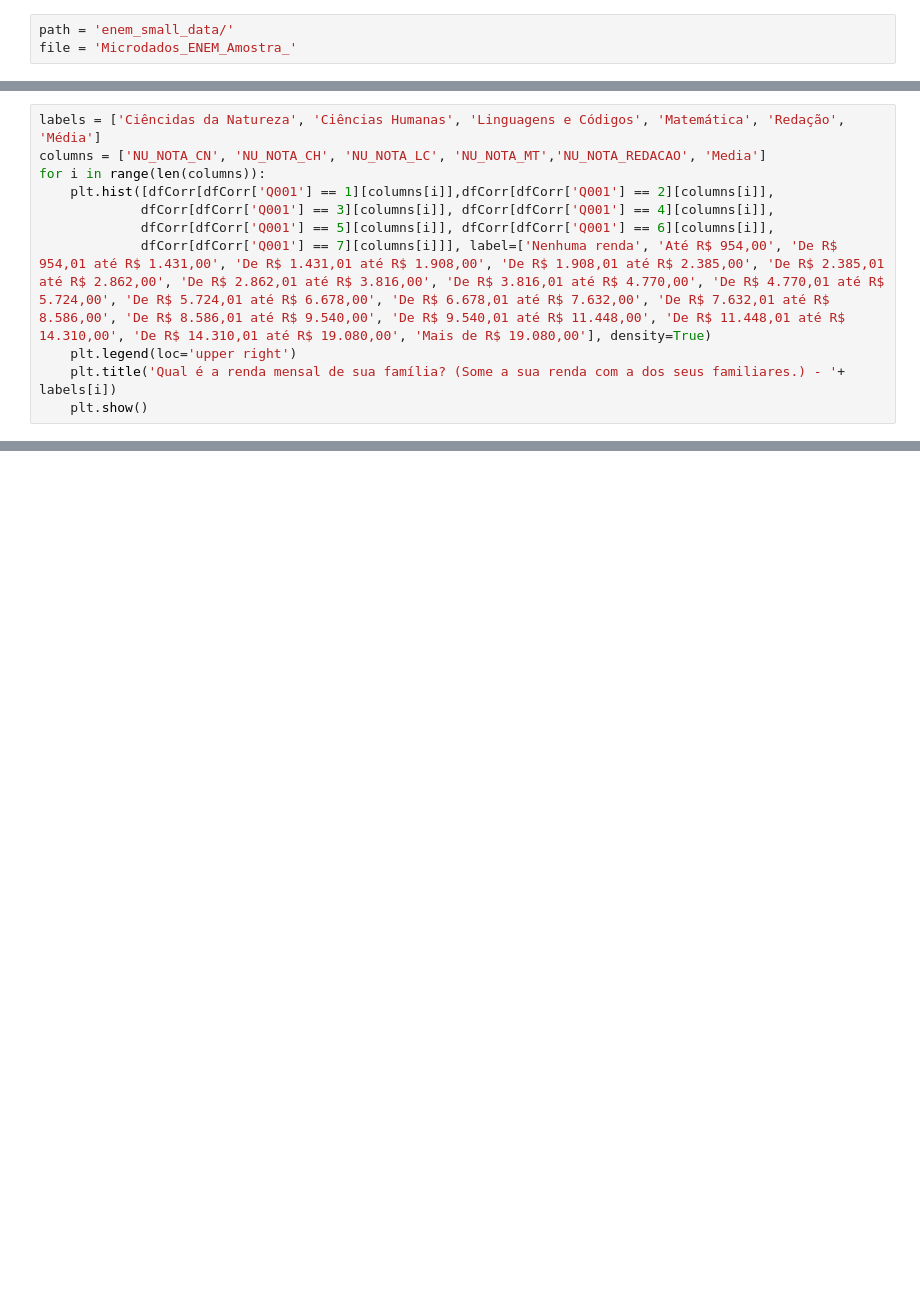
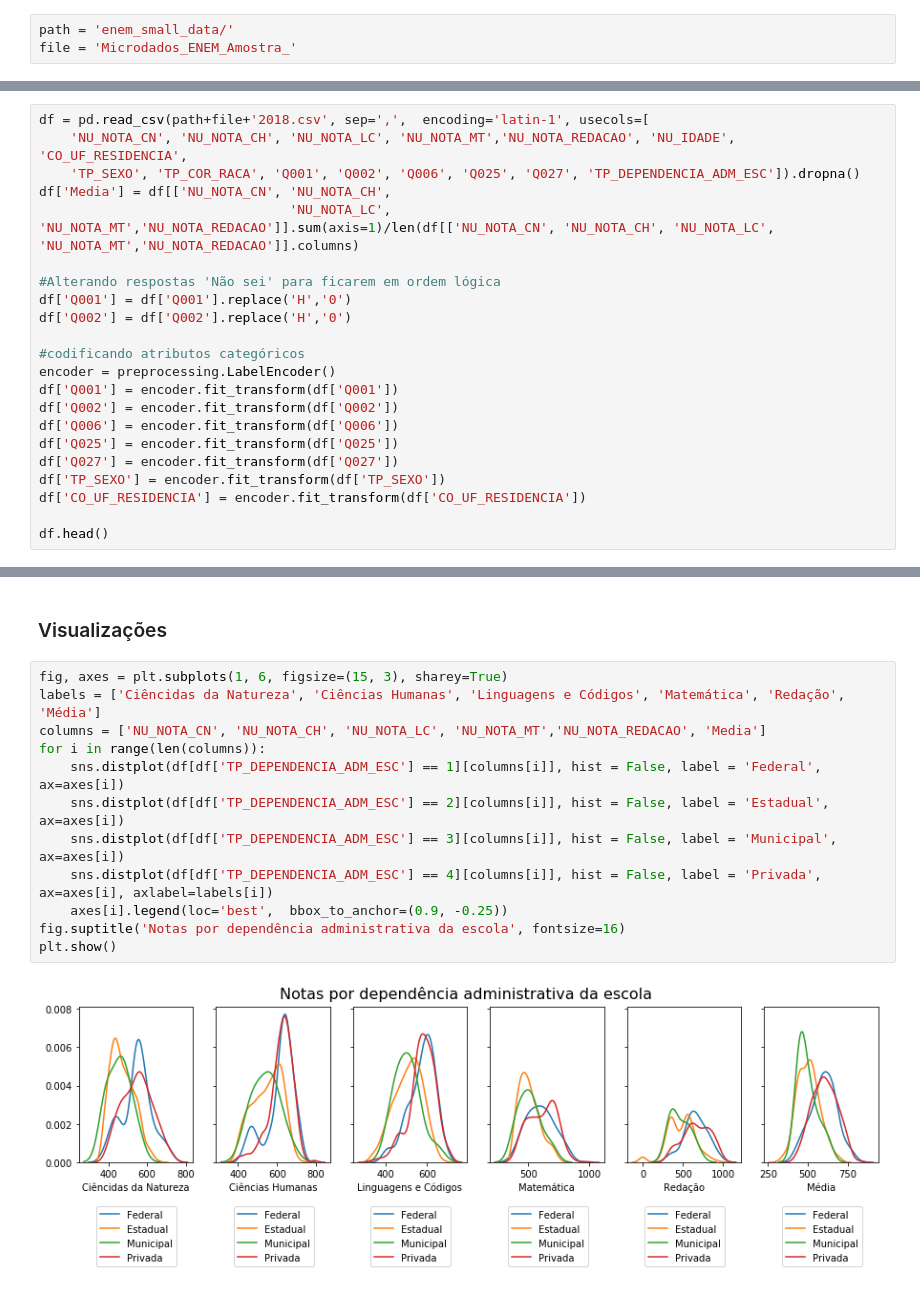
Before and after one commit to barbaragribeiro/enem-data-analysis, a Jupyter notebook: analise_notas_geral_2.ipynb, the cells around one changed output, grey strips where cells are left out. Cells and saved outputs as stored; diff of their text form; blank space fills up the shorter version.

Commit message:
Regressão e classificação das notas

```diff
--- a/analise_notas_geral_2.ipynb
+++ b/analise_notas_geral_2.ipynb
@@ -270,11 +26,0 @@ for i in range(len(columns)):
-# %%
-labels = ['Ciêncidas da Natureza', 'Ciências Humanas', 'Linguagens e Códigos', 'Matemática', 'Redação', 'Média']
-columns = ['NU_NOTA_CN', 'NU_NOTA_CH', 'NU_NOTA_LC', 'NU_NOTA_MT','NU_NOTA_REDACAO', 'Media']
-for i in range(len(columns)):
-    plt.hist([dfCorr[dfCorr['Q001'] == 1][columns[i]],dfCorr[dfCorr['Q001'] == 2][columns[i]],
-             dfCorr[dfCorr['Q001'] == 3][columns[i]], dfCorr[dfCorr['Q001'] == 4][columns[i]],
-             dfCorr[dfCorr['Q001'] == 5][columns[i]], dfCorr[dfCorr['Q001'] == 6][columns[i]],
-             dfCorr[dfCorr['Q001'] == 7][columns[i]]], label=['Nenhuma renda', 'Até R$ 954,00', 'De R$ 954,01 até R$ 1.431,00', 'De R$ 1.431,01 até R$ 1.908,00', 'De R$ 1.908,01 até R$ 2.385,00', 'De R$ 2.385,01 até R$ 2.862,00', 'De R$ 2.862,01 até R$ 3.816,00', 'De R$ 3.816,01 até R$ 4.770,00', 'De R$ 4.770,01 até R$ 5.724,00', 'De R$ 5.724,01 até R$ 6.678,00', 'De R$ 6.678,01 até R$ 7.632,00', 'De R$ 7.632,01 até R$ 8.586,00', 'De R$ 8.586,01 até R$ 9.540,00', 'De R$ 9.540,01 até R$ 11.448,00', 'De R$ 11.448,01 até R$ 14.310,00', 'De R$ 14.310,01 até R$ 19.080,00', 'Mais de R$ 19.080,00'], density=True)
-    plt.legend(loc='upper right')
-    plt.title('Qual é a renda mensal de sua família? (Some a sua renda com a dos seus familiares.) - '+ labels[i])
-    plt.show()
@@ -287,0 +45,22 @@ for i in range(len(columns)):
+# %%
+df = pd.read_csv(path+file+'2018.csv', sep=',',  encoding='latin-1', usecols=[
+    'NU_NOTA_CN', 'NU_NOTA_CH', 'NU_NOTA_LC', 'NU_NOTA_MT','NU_NOTA_REDACAO', 'NU_IDADE', 'CO_UF_RESIDENCIA',
+    'TP_SEXO', 'TP_COR_RACA', 'Q001', 'Q002', 'Q006', 'Q025', 'Q027', 'TP_DEPENDENCIA_ADM_ESC']).dropna()
+df['Media'] = df[['NU_NOTA_CN', 'NU_NOTA_CH',
+                                'NU_NOTA_LC', 'NU_NOTA_MT','NU_NOTA_REDACAO']].sum(axis=1)/len(df[['NU_NOTA_CN', 'NU_NOTA_CH', 'NU_NOTA_LC', 'NU_NOTA_MT','NU_NOTA_REDACAO']].columns)
+
+#Alterando respostas 'Não sei' para ficarem em ordem lógica
+df['Q001'] = df['Q001'].replace('H','0')
+df['Q002'] = df['Q002'].replace('H','0')
+
+#codificando atributos categóricos
+encoder = preprocessing.LabelEncoder()
+df['Q001'] = encoder.fit_transform(df['Q001'])
+df['Q002'] = encoder.fit_transform(df['Q002'])
+df['Q006'] = encoder.fit_transform(df['Q006'])
+df['Q025'] = encoder.fit_transform(df['Q025'])
+df['Q027'] = encoder.fit_transform(df['Q027'])
+df['TP_SEXO'] = encoder.fit_transform(df['TP_SEXO'])
+df['CO_UF_RESIDENCIA'] = encoder.fit_transform(df['CO_UF_RESIDENCIA'])
+
+df.head()
@@ -287,0 +74,16 @@ for i in range(len(columns)):
+# %% [markdown]
+### Visualizações
+# %%
+fig, axes = plt.subplots(1, 6, figsize=(15, 3), sharey=True)
+labels = ['Ciêncidas da Natureza', 'Ciências Humanas', 'Linguagens e Códigos', 'Matemática', 'Redação', 'Média']
+columns = ['NU_NOTA_CN', 'NU_NOTA_CH', 'NU_NOTA_LC', 'NU_NOTA_MT','NU_NOTA_REDACAO', 'Media']
+for i in range(len(columns)):
+    sns.distplot(df[df['TP_DEPENDENCIA_ADM_ESC'] == 1][columns[i]], hist = False, label = 'Federal', ax=axes[i])
+    sns.distplot(df[df['TP_DEPENDENCIA_ADM_ESC'] == 2][columns[i]], hist = False, label = 'Estadual', ax=axes[i])
+    sns.distplot(df[df['TP_DEPENDENCIA_ADM_ESC'] == 3][columns[i]], hist = False, label = 'Municipal', ax=axes[i])
+    sns.distplot(df[df['TP_DEPENDENCIA_ADM_ESC'] == 4][columns[i]], hist = False, label = 'Privada', ax=axes[i], axlabel=labels[i])
+    axes[i].legend(loc='best',  bbox_to_anchor=(0.9, -0.25))
+fig.suptitle('Notas por dependência administrativa da escola', fontsize=16)
+plt.show()
+# %% [output]
+[figure, added]
```
Also changed, not shown: parts of 55 cells of this notebook.
